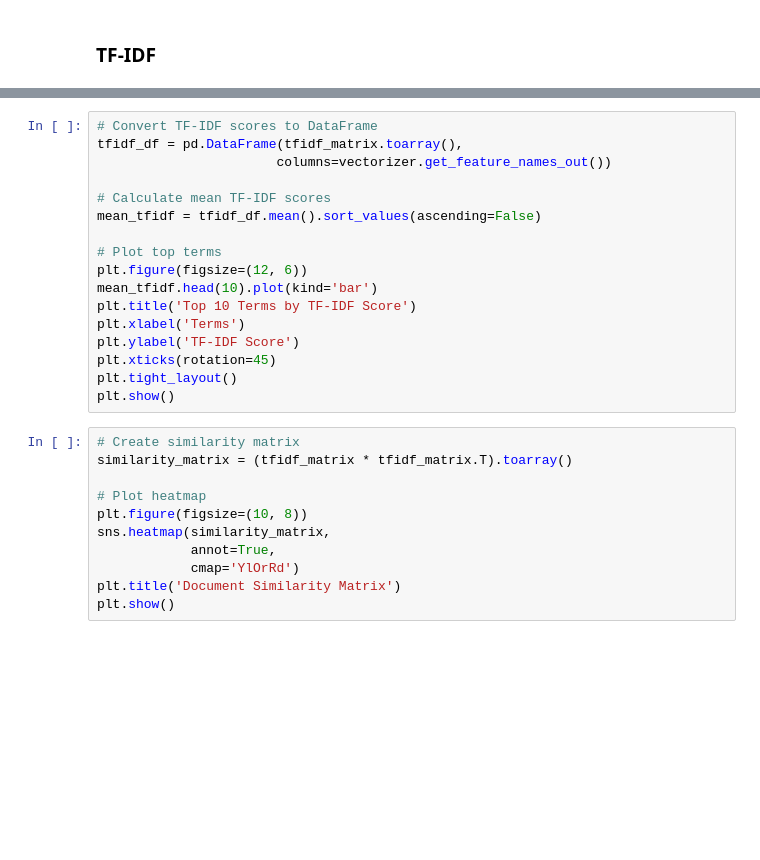
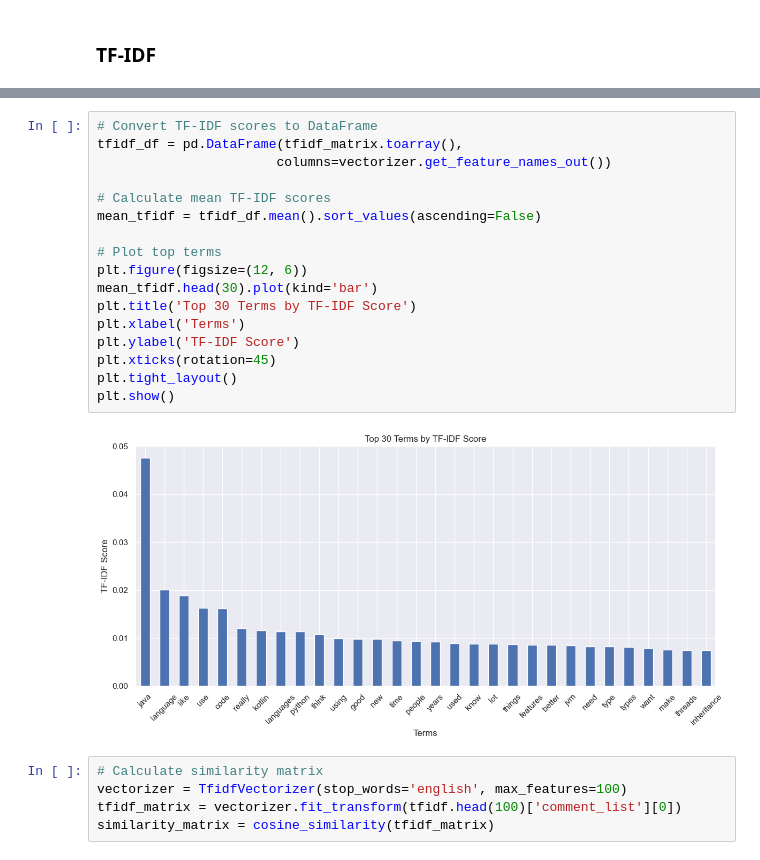
Before and after one commit to 0xThurling/programming-languages-report, a Jupyter notebook: Project.ipynb, the cells around one changed output, grey strips where cells are left out. Saved outputs shown, nothing was run; the diff lists cells and outputs as text; blank space fills up the shorter version.

```diff
--- a/Project.ipynb
+++ b/Project.ipynb
@@ -732,28 +827,24 @@ plt.show()
 # %%
 # Convert TF-IDF scores to DataFrame
 tfidf_df = pd.DataFrame(tfidf_matrix.toarray(),
                        columns=vectorizer.get_feature_names_out())
 
 # Calculate mean TF-IDF scores
 mean_tfidf = tfidf_df.mean().sort_values(ascending=False)
 
 # Plot top terms
 plt.figure(figsize=(12, 6))
-mean_tfidf.head(10).plot(kind='bar')
-plt.title('Top 10 Terms by TF-IDF Score')
+mean_tfidf.head(30).plot(kind='bar')
+plt.title('Top 30 Terms by TF-IDF Score')
 plt.xlabel('Terms')
 plt.ylabel('TF-IDF Score')
 plt.xticks(rotation=45)
 plt.tight_layout()
 plt.show()
+# %% [output]
+[figure, added]
-# %%
-# Create similarity matrix
-similarity_matrix = (tfidf_matrix * tfidf_matrix.T).toarray()
-
-# Plot heatmap
-plt.figure(figsize=(10, 8))
-sns.heatmap(similarity_matrix,
-            annot=True,
-            cmap='YlOrRd')
-plt.title('Document Similarity Matrix')
-plt.show()
+# %%
+# Calculate similarity matrix
+vectorizer = TfidfVectorizer(stop_words='english', max_features=100)
+tfidf_matrix = vectorizer.fit_transform(tfidf.head(100)['comment_list'][0])
+similarity_matrix = cosine_similarity(tfidf_matrix)
```
Also changed, not shown: parts of 21 cells of this notebook.
